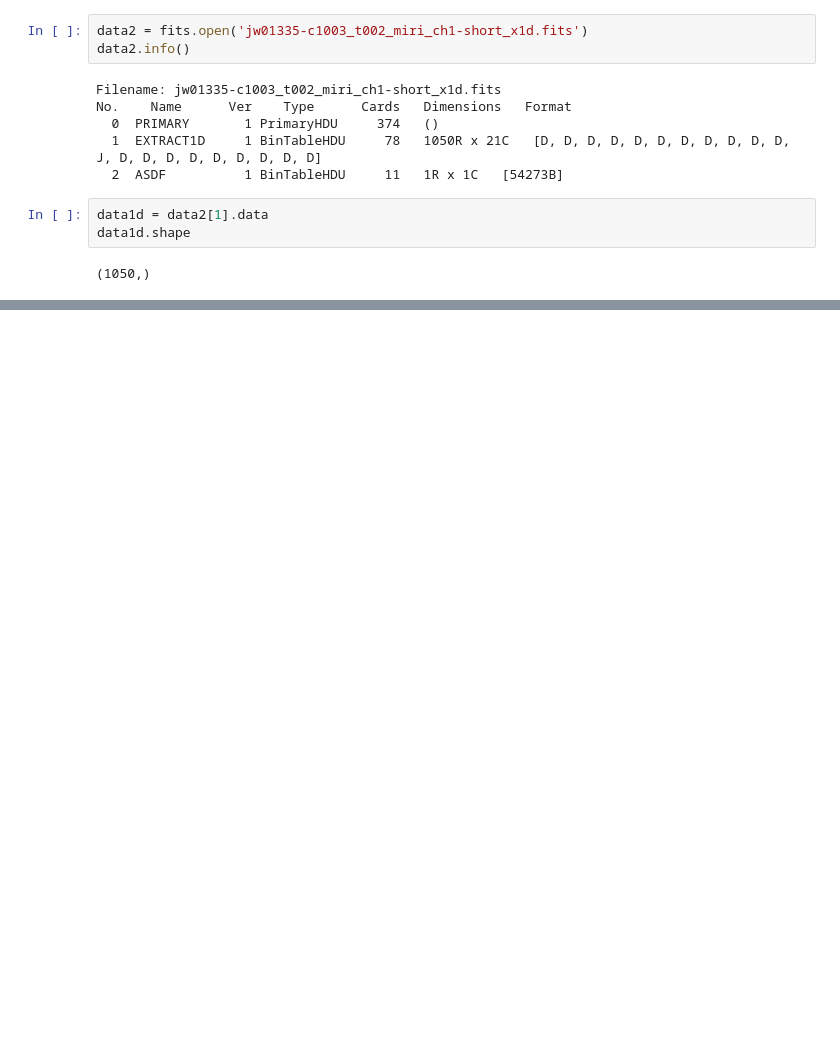
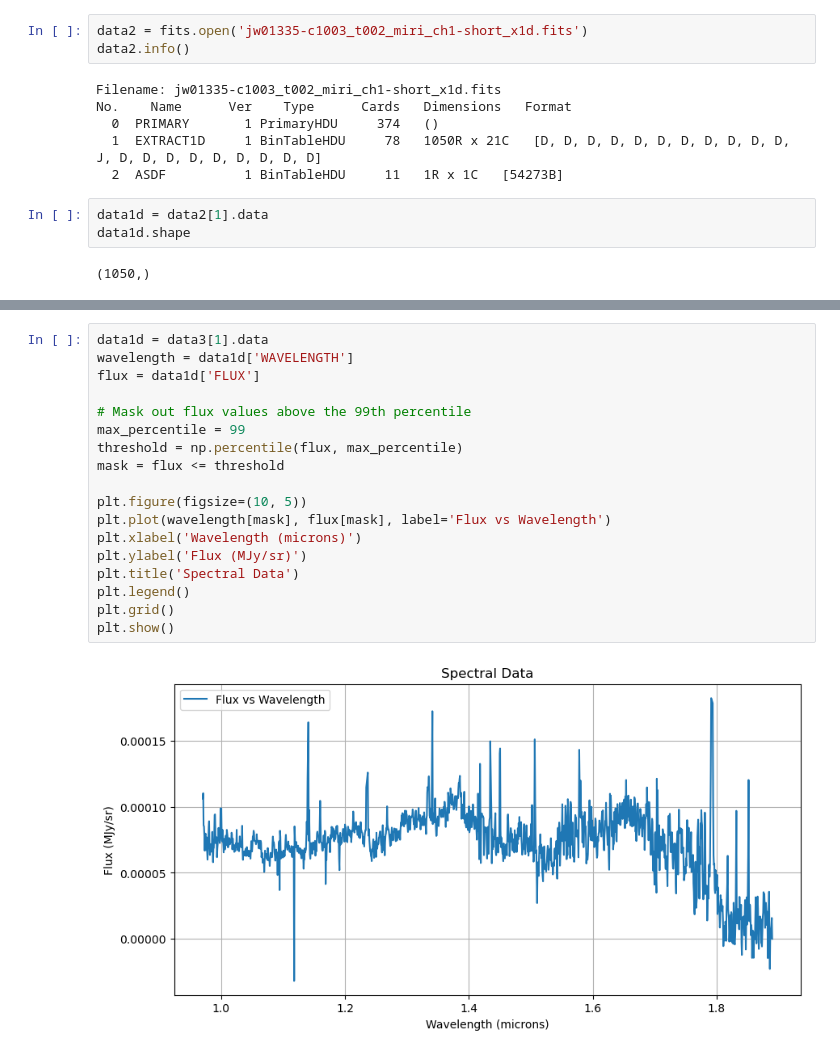
Before and after one commit to thecosmicadence/AGN-Hackathon, a Jupyter notebook: query.ipynb, the cells around one changed output, grey strips where cells are left out. Drawn from its saved outputs; the diff is of its cells as text; blank space fills up the shorter version.

```diff
--- a/query.ipynb
+++ b/query.ipynb
@@ -464,0 +373,20 @@ data1d.shape
+# %%
+data1d = data3[1].data
+wavelength = data1d['WAVELENGTH']
+flux = data1d['FLUX']
+
+# Mask out flux values above the 99th percentile
+max_percentile = 99
+threshold = np.percentile(flux, max_percentile)
+mask = flux <= threshold
+
+plt.figure(figsize=(10, 5))
+plt.plot(wavelength[mask], flux[mask], label='Flux vs Wavelength')
+plt.xlabel('Wavelength (microns)')
+plt.ylabel('Flux (MJy/sr)')
+plt.title('Spectral Data')
+plt.legend()
+plt.grid()
+plt.show()
+# %% [output]
+[figure, added]
```
Also changed, not shown: parts of 16 cells of this notebook, 1 other file.
